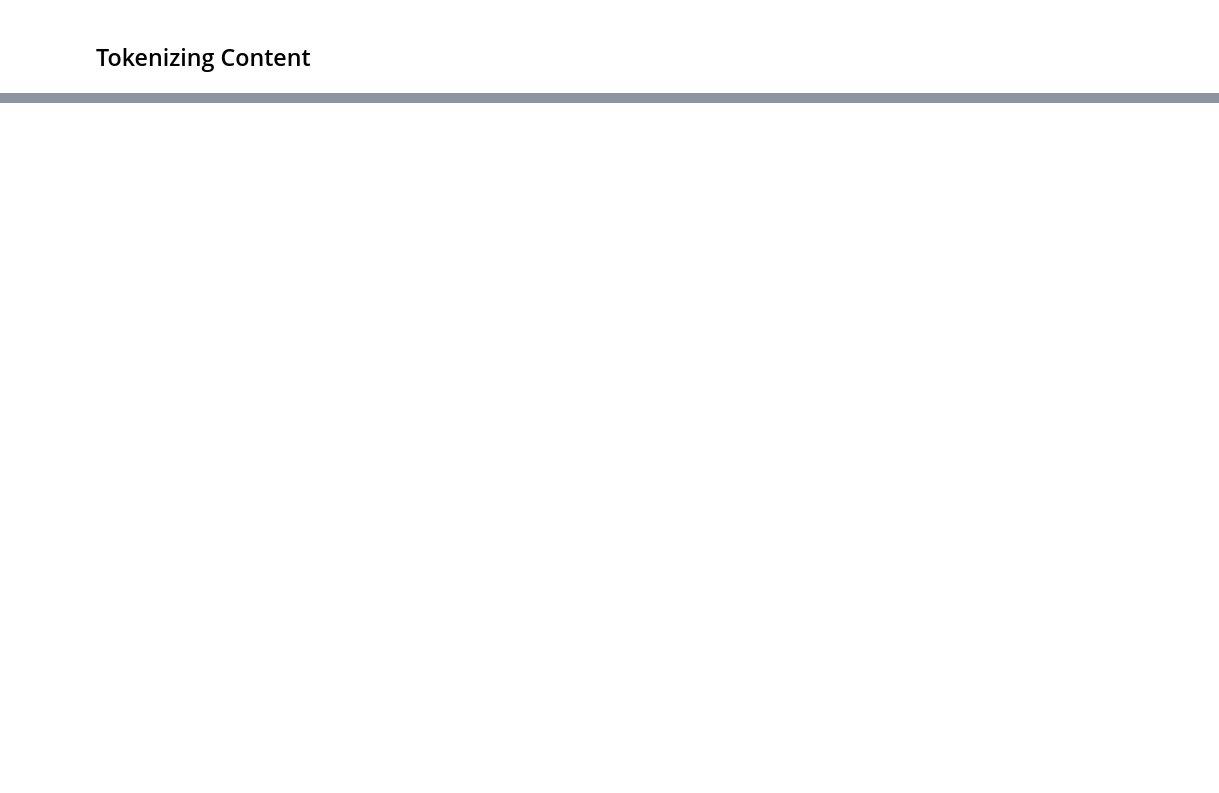
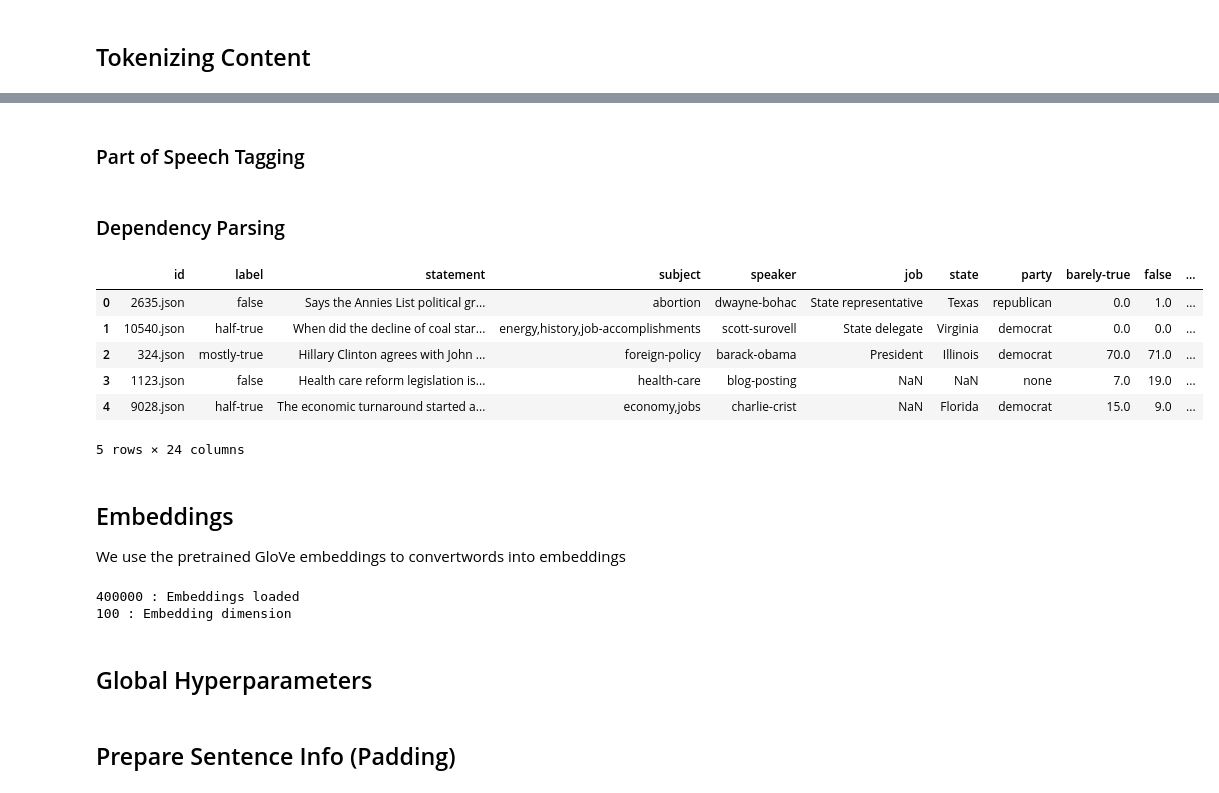
Before and after one commit to Neo-Panther/Fake-News-Detection, a Jupyter notebook: Main.ipynb, the cells around one changed output, grey strips where cells are left out. Saved outputs shown, nothing was run; the diff lists cells and outputs as text; code cells hidden in the pictures; blank space fills up the shorter version.

```diff
--- a/Main.ipynb
+++ b/Main.ipynb
@@ -344,0 +368,2 @@ train_data['venue_id'].value_counts()
+# %% [markdown]
+### Part of Speech Tagging
@@ -344,0 +391,72 @@ train_data['venue_id'].value_counts()
+# %% [markdown]
+### Dependency Parsing
+# %%
+"""
+all dependencies:
+dep_dict = {'ACL' : 0, 'ACOMP' : 1, 'ADVCL' : 2, 'ADVMOD' : 3, 'AGENT' : 4,
+            'AMOD' : 5, 'APPOS' : 6, 'ATTR' : 7, 'AUX' : 8, 'AUXPASS' : 9,
+            'CASE' : 10, 'CC' : 11, 'CCOMP' : 12, 'COMPOUND' : 13, 'CONJ' : 14,
+            'CSUBJ' : 15, 'CSUBJPASS' : 16, 'DATIVE' : 17, 'DEP' : 18,
+            'DET' : 19, 'DOBJ' : 20, 'EXPL' : 21, 'INTJ' : 22, 'MARK' : 23,
+            'META' : 24, 'NEG' : 25, 'NOUNMOD' : 26, 'NPMOD' : 27, 'NSUBJ' : 28,
+            'NSUBJPASS' : 29, 'NUMMOD' : 30, 'OPRD' : 31, 'PARATAXIS' : 32,
+            'PCOMP' : 33, 'POBJ' : 34, 'POSS' : 35, 'PRECONJ' : 36, 'PREDET' : 37,
+            'PREP' : 38, 'PRT' : 39, 'PUNCT' : 40, 'QUANTMOD' : 41,
+            'RELCL' : 42, 'ROOT' : 43, 'XCOMP' : 44}
+"""
+# create a dictionary to convert the dep tags to numbers, arbitrary
+dep_dict = {'punct' : 0, 'prep' : 1, 'pobj' : 2, 'compound' : 3, 'det' : 4,
+            'nsubj' : 5, 'ROOT' : 6, 'amod' : 7, 'dobj' : 8, 'aux' : 9}
+other = len(dep_dict.values())  # for all other dep tags
+
+def convert_sentence_to_dep(sentence):
+  doc = nlp(sentence)
+  return [dep_dict.get(token.dep_, other) for token in doc]
+
+train_data['statement_dep'] = train_data['statement'].apply(convert_sentence_to_dep)
+valid_data['statement_dep'] = valid_data['statement'].apply(convert_sentence_to_dep)
+test_data['statement_dep'] = test_data['statement'].apply(convert_sentence_to_dep)
+# %%
+train_data.head()
+# %% [output]
+|  | id | label | statement | subject | speaker | job | state | party | barely-true | false | ... |
+| 0 | 2635.json | false | Says the Annies List political gr... | abortion | dwayne-bohac | State representative | Texas | republican | 0.0 | 1.0 | ... |
+| 1 | 10540.json | half-true | When did the decline of coal star... | energy,history,job-accomplishments | scott-surovell | State delegate | Virginia | democrat | 0.0 | 0.0 | ... |
+| 2 | 324.json | mostly-true | Hillary Clinton agrees with John ... | foreign-policy | barack-obama | President | Illinois | democrat | 70.0 | 71.0 | ... |
+| 3 | 1123.json | false | Health care reform legislation is... | health-care | blog-posting | NaN | NaN | none | 7.0 | 19.0 | ... |
+| 4 | 9028.json | half-true | The economic turnaround started a... | economy,jobs | charlie-crist | NaN | Florida | democrat | 15.0 | 9.0 | ... |
+5 rows × 24 columns
+# %% [markdown]
+## Embeddings
+We use the pretrained GloVe embeddings to convertwords into embeddings
+# %%
+embed_dim = 100
+embeddings = {}
+word = ''
+try:
+  with open('glove.6B.100d.txt', 'r') as f:
+    for line in f:
+      values = line.split()
+      word = values[0].lower()
+      embeddings[word] = np.asarray(values[1:], dtype='float32')
+except FileNotFoundError:
+  print('File glove.6B.100d.txt was not found in this directory')
+  print('Get the file from the references provided in README.md')
+  raise FileNotFoundError
+print(len(embeddings), ": Embeddings loaded")
+print(embed_dim, ": Embedding dimension")
+
+num_words = len(vocab_dict) + 1
+embed_matrix = np.zeros((num_words, embed_dim))
+for word, i in vocab_dict.items():
+  embed_vector = embeddings.get(word)
+  if embed_vector is not None:
+    embed_matrix[i] = embed_vector
+
+pos_embeddings = np.identity(max(pos_dict.values()), dtype=int)
+dep_embeddings = np.identity(max(dep_dict.values()), dtype=int)
+# %% [output]
+400000 : Embeddings loaded
+100 : Embedding dimension
+# %% [markdown]
+## Global Hyperparameters
@@ -344,0 +482,2 @@ train_data['venue_id'].value_counts()
+# %% [markdown]
+## Prepare Sentence Info (Padding)
```
Also changed, not shown: parts of 28 cells of this notebook, 3 other files.
